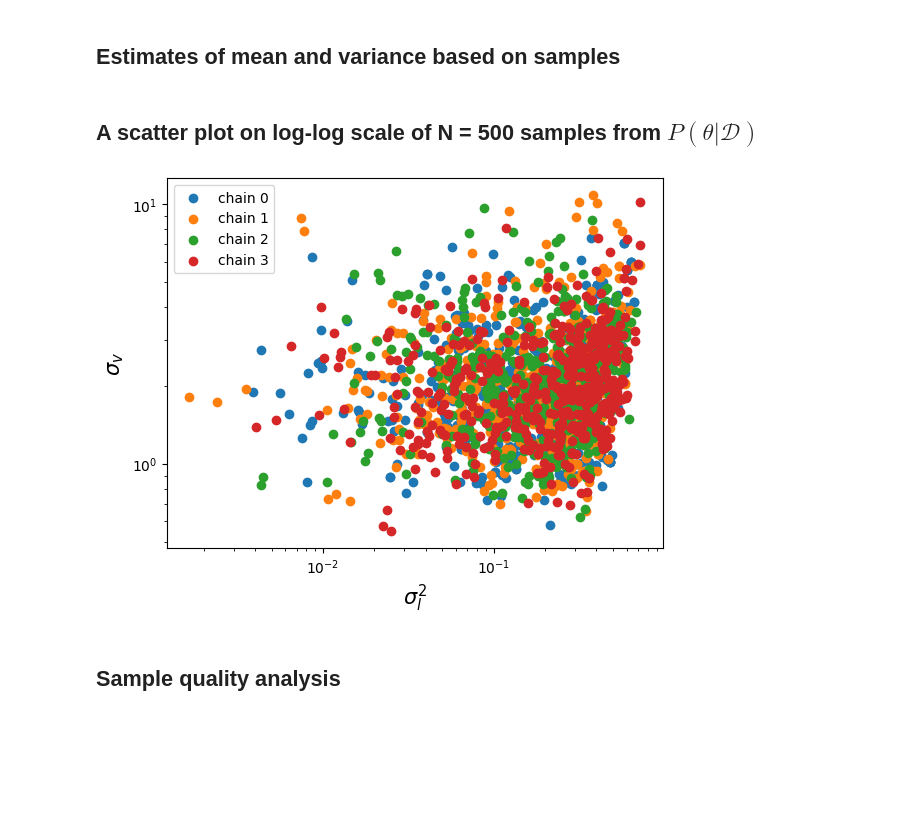
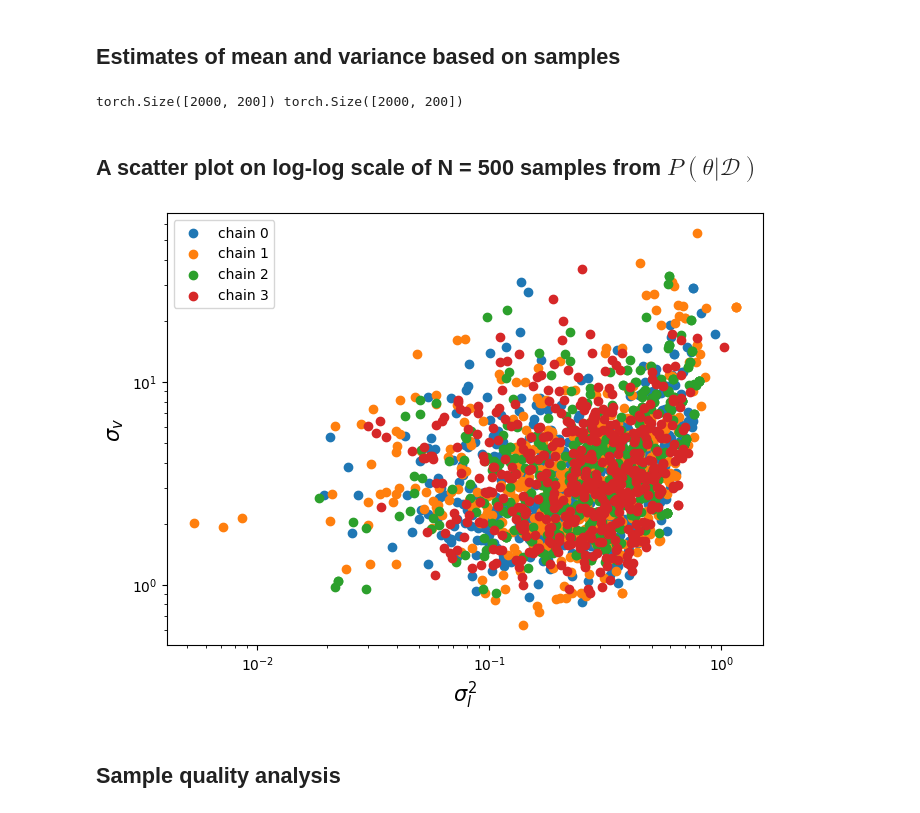
Before and after one commit to JackismyShephard/pml-22-exam, a Jupyter notebook: scripts/b.ipynb, the cells around one changed output. Drawn from its saved outputs; the diff is of its cells as text; code cells hidden in the pictures; blank space fills up the shorter version.

```diff
--- a/scripts/b.ipynb
+++ b/scripts/b.ipynb
@@ -33,10 +37,10 @@ def make_gpr(X,y, default = True, kernel = None, prior_dict = None):
     pyro.clear_param_store()
     if default:
         kernel = gp.kernels.RBF(input_dim=1)
-        kernel.variance = pyro.nn.PyroSample(dist.LogNormal(-1.0, 1.0))
-        kernel.lengthscale = pyro.nn.PyroSample(dist.LogNormal(0.0, 2.0))
+        kernel.variance = pyro.nn.PyroSample(dist.LogNormal(0.0, 2.0))
+        kernel.lengthscale = pyro.nn.PyroSample(dist.LogNormal(-1.0, 1.0))
     else:
-        #assert kernel is not None
+        assert kernel is not None
         assert isinstance(prior_dict, dict)
         for attr,prior in prior_dict.items():
             setattr(kernel, attr, prior)
@@ -45,7 +49,7 @@ def make_gpr(X,y, default = True, kernel = None, prior_dict = None):
 ## MCMC hyper-parameters
 # %%
 C = 4
-W = 10
+W = 100
 N = 500
 #C = 2
 #W = 1
@@ -67,8 +71,8 @@ mcmc = mcmc_sampler(gpr, C, W, N)
 # %%
 def predictive(x, gpr, prior_dict = None):
     if prior_dict is None:
-        gpr.kernel.variance = pyro.nn.module.PyroSample(dist.LogNormal(-1.0, 1.0))
-        gpr.kernel.lengthscale = pyro.nn.PyroSample(dist.LogNormal(0.0, 2.0))
+        gpr.kernel.variance = pyro.nn.PyroSample(dist.LogNormal(0.0, 2.0))
+        gpr.kernel.lengthscale = pyro.nn.module.PyroSample(dist.LogNormal(-1.0, 1.0))
     else:
         assert isinstance(prior_dict, dict)
         for attr,prior in prior_dict.items():
@@ -86,24 +90,31 @@ def sample_predict(x, gpr, mcmc, default = True, prior_dict = None):
     posterior_predictive = posterior_predictor(x,gpr, prior_dict)
     return posterior_predictive, posterior_samples
 # %%
-posterior_predictive, posterior_samples = sample_predict(x, gpr, mcmc)
+posterior_predictive, posterior_samples = sample_predict(XNew, gpr, mcmc)
 posterior_locs = posterior_predictive['loc']
 posterior_vars = posterior_predictive['var']
+print(posterior_locs.shape, posterior_vars.shape)
 posterior_lengthscale = posterior_samples['kernel.lengthscale']
 posterior_variance = posterior_samples['kernel.variance']
+# %% [output]
+torch.Size([2000, 200]) torch.Size([2000, 200])
 # %% [markdown]
 ## A scatter plot on log-log scale of N = 500 samples from $P(\theta | \mathcal{D})$
 # %%
 for c in range(C):
     plt.scatter(posterior_lengthscale[c],posterior_variance[c], label = "chain " + str(c))
 plt.xlabel(r"$\sigma_l^2$", fontsize = 15)
 plt.ylabel(r"$\sigma_v$", fontsize=15)
 plt.yscale("log")
 plt.xscale("log")
 plt.legend()
+slim=0.6
+plt.tight_layout(pad=-slim, w_pad=-slim, h_pad=-slim)
+plt.savefig(gp_fig_folder + "loglogscale.pdf",
+            bbox_inches="tight")
 plt.show()
 # %% [output]
-[figure, old version]
+[figure, new version]
 # %% [markdown]
 ## Sample quality analysis
 # %%
```
Also changed, not shown: parts of 16 cells of this notebook, 8 other files.
